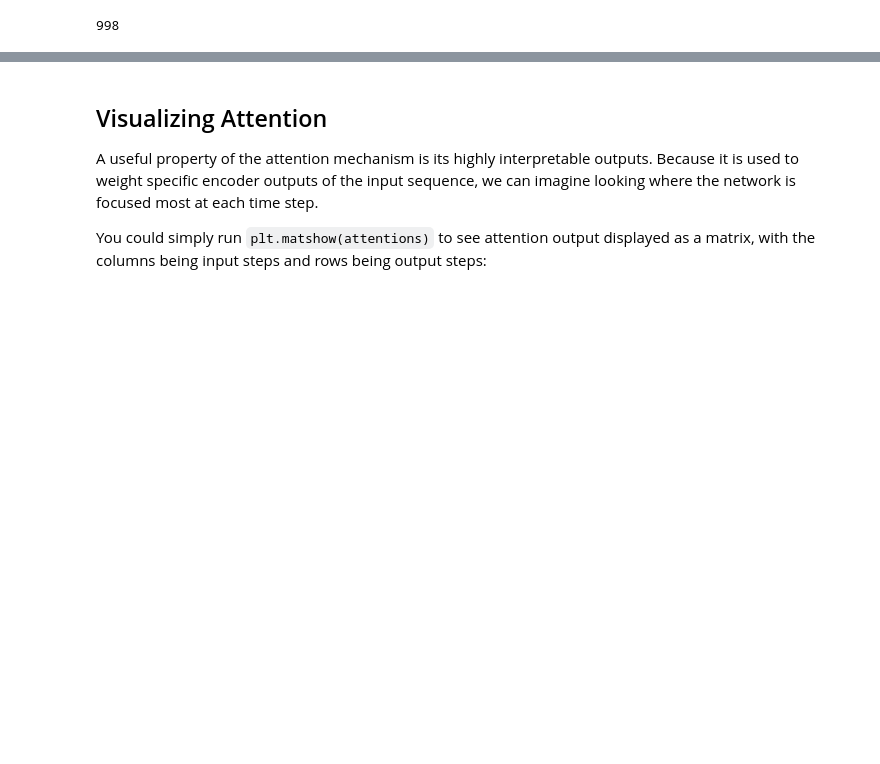
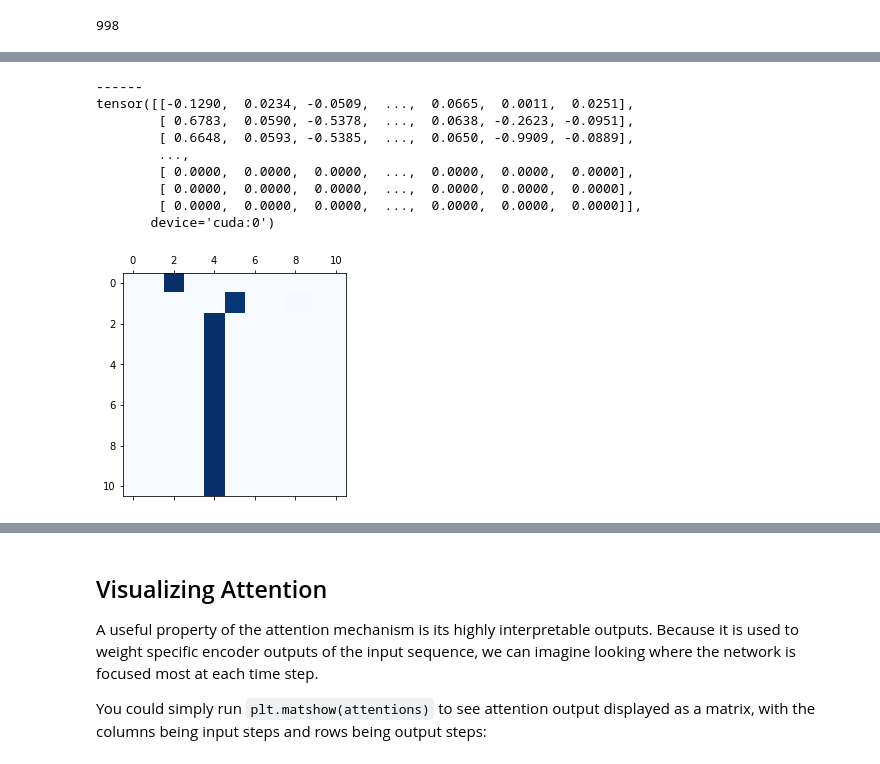
Before and after one commit to yemanzhongting/MultiCity, a Jupyter notebook: City2POI.ipynb, the cells around one changed output, grey strips where cells are left out. Drawn from its saved outputs; the diff is of its cells as text; code cells hidden in the pictures; blank space fills up the shorter version.

```diff
--- a/City2POI.ipynb
+++ b/City2POI.ipynb
@@ -965,0 +1094,15 @@ input_lang.n_words
+# %%
+mat=evaluate(encoder1, attn_decoder1, 'car door plant bicycle tire building', 11)[1].numpy()
+plt.matshow(mat, cmap=plt.cm.Blues)
+plt.show()
+# %% [output]
+------
+tensor([[-0.1290,  0.0234, -0.0509,  ...,  0.0665,  0.0011,  0.0251],
+        [ 0.6783,  0.0590, -0.5378,  ...,  0.0638, -0.2623, -0.0951],
+        [ 0.6648,  0.0593, -0.5385,  ...,  0.0650, -0.9909, -0.0889],
+        ...,
+        [ 0.0000,  0.0000,  0.0000,  ...,  0.0000,  0.0000,  0.0000],
+        [ 0.0000,  0.0000,  0.0000,  ...,  0.0000,  0.0000,  0.0000],
+        [ 0.0000,  0.0000,  0.0000,  ...,  0.0000,  0.0000,  0.0000]],
+       device='cuda:0')
+[figure, added]
```
Also changed, not shown: parts of 28 cells of this notebook.
